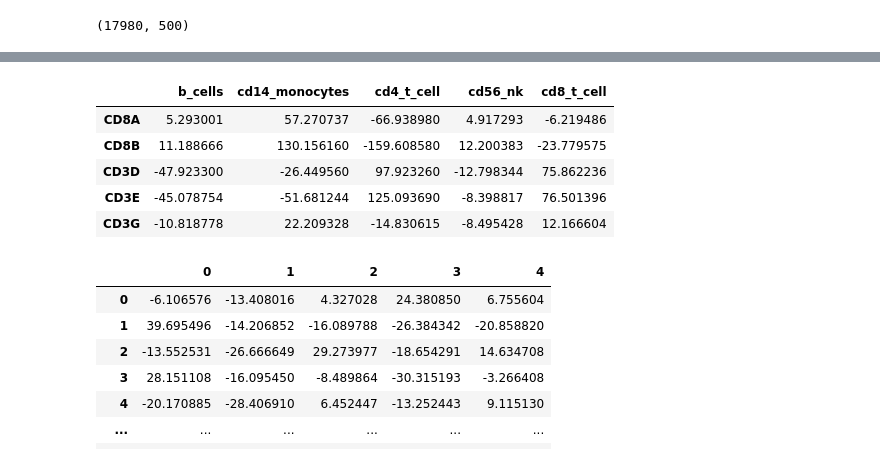
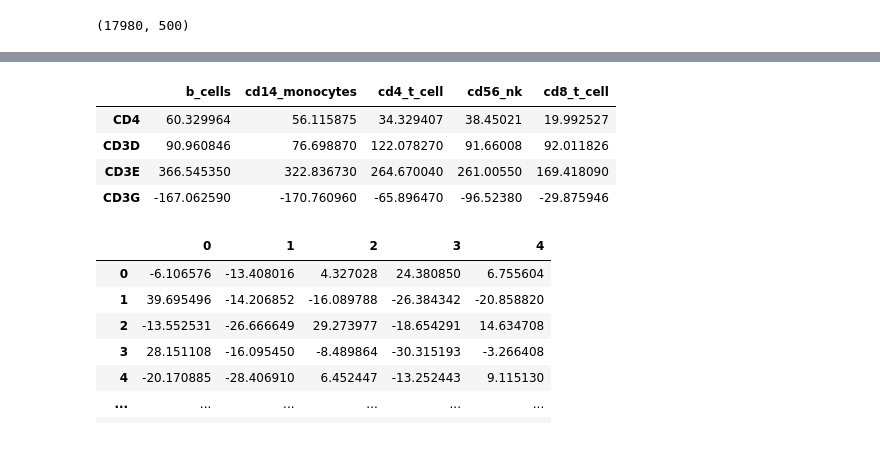
Before and after one commit to lewinsohndp/scSHARP, a Jupyter notebook: pbmc_int.ipynb, the cells around one changed output, grey strips where cells are left out. Cells and saved outputs as stored; diff of their text form; code cells hidden in the pictures.

```diff
--- a/pbmc_int.ipynb
+++ b/pbmc_int.ipynb
@@ -6,10 +7,12 @@ import torch
 # %%
-int_df = pd.read_csv("pbmc_test_interpretation_markers_only_test.csv", index_col=0)
+int_df = pd.read_csv("pbmc_test_interpretation_markers_only_test_cell_specific.csv", index_col=0)
 cor_loadings = pd.read_csv("cor_loadings.csv", index_col=0)
 mean_atts = pd.read_csv("mean_atts.csv", index_col=0)
 gene_loadings = pd.read_csv("comp_loadings.csv", index_col=0)
 cor_loadings.index = int_df.index
 gene_loadings.index = int_df.index
+atts = pd.read_csv("single_atts.csv", index_col=0)
+preds = pd.read_csv("preds_test.csv", index_col=0)
 # %%
 markers,marker_names = utilities.read_marker_file("/home/groups/ConradLab/daniel/sharp_data/pbmc_test/markers.txt")
 markers
@@ -92,12 +202,11 @@ test.loc[cd8_markers,:]
 # %%
-int_df.loc[cd8_markers,:]
+int_df.loc[cd4_markers,:]
 # %% [output]
 |  | b_cells | cd14_monocytes | cd4_t_cell | cd56_nk | cd8_t_cell |
-| CD8A | 5.293001 | 57.270737 | -66.938980 | 4.917293 | -6.219486 |
-| CD8B | 11.188666 | 130.156160 | -159.608580 | 12.200383 | -23.779575 |
-| CD3D | -47.923300 | -26.449560 | 97.923260 | -12.798344 | 75.862236 |
-| CD3E | -45.078754 | -51.681244 | 125.093690 | -8.398817 | 76.501396 |
-| CD3G | -10.818778 | 22.209328 | -14.830615 | -8.495428 | 12.166604 |
+| CD4 | 60.329964 | 56.115875 | 34.329407 | 38.45021 | 19.992527 |
+| CD3D | 90.960846 | 76.698870 | 122.078270 | 91.66008 | 92.011826 |
+| CD3E | 366.545350 | 322.836730 | 264.670040 | 261.00550 | 169.418090 |
+| CD3G | -167.062590 | -170.760960 | -65.896470 | -96.52380 | -29.875946 |
 # %%
 mean_atts
 # %% [output]
```
Also changed, not shown: parts of 16 cells of this notebook, 10 other files.
